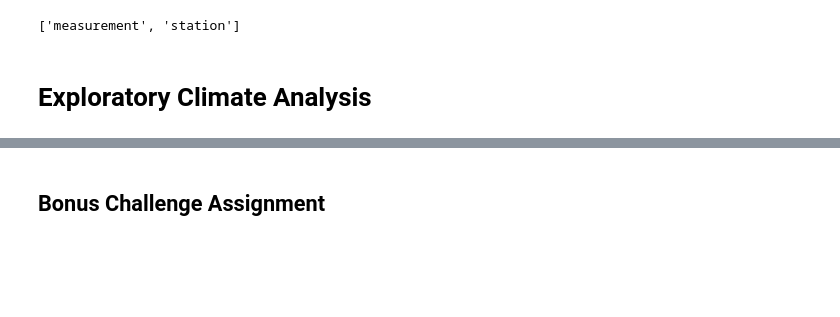
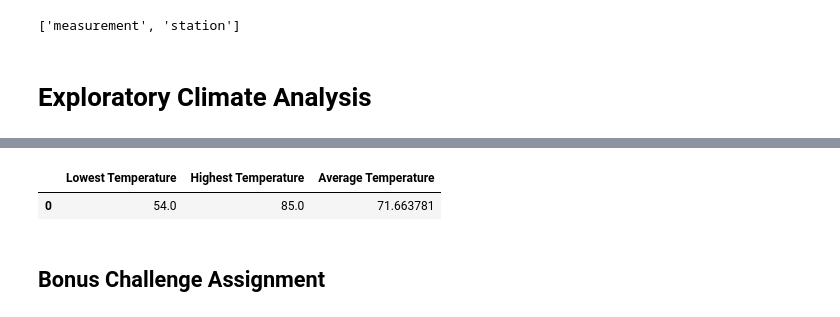
Before and after one commit to RBLevine/sqlalchemy-challenge, a Jupyter notebook: climate_starter.ipynb, the cells around one changed output, grey strips where cells are left out. Drawn from its saved outputs; the diff is of its cells as text; code cells hidden in the pictures; blank space fills up the shorter version.

```diff
--- a/climate_starter.ipynb
+++ b/climate_starter.ipynb
@@ -56,3 +91,14 @@ session=Session(engine)
 # %%
 # What are the most active stations? (i.e. what stations have the most rows)?
 # List the stations and the counts in descending order.
+stationCounts=session.query(Measurement.station, func.count(Measurement.station)).\
+    group_by(Measurement.station).\
+    order_by(func.count(Measurement.station).desc()).all()
+
+print("The stations and counts, in descending order, are:")
+for station, count in stationCounts:
+    print(station, count)
+
+mostActive=stationCounts[0][0]
+activeCounts=stationCounts[0][1]
+print(f"The station that has the most rows is {mostActive} with {activeCounts} rows.")
@@ -59,6 +117,17 @@ session=Session(engine)
 # %%
 # Using the station id from the previous query, calculate the lowest temperature recorded,
 # highest temperature recorded, and average temperature of the most active station?
+lowestTemp=session.query(Measurement.tobs).filter(Measurement.station==mostActive).order_by(Measurement.tobs).first()
+highestTemp=session.query(Measurement.tobs).filter(Measurement.station==mostActive).order_by(Measurement.tobs.desc()).first()
+avgTemp=session.query(func.avg(Measurement.tobs)).filter(Measurement.station==mostActive).first()
+
+tempDataDF=pd.DataFrame({"Lowest Temperature": lowestTemp,
+                        "Highest Temperature": highestTemp,
+                        "Average Temperature": avgTemp})
+tempDataDF
+# %% [output]
+|  | Lowest Temperature | Highest Temperature | Average Temperature |
+| 0 | 54.0 | 85.0 | 71.663781 |
 # %%
 # Choose the station with the highest number of temperature observations.
 # Query the last 12 months of temperature observation data for this station and plot the results as a histogram
```
Also changed, not shown: parts of 4 cells of this notebook.
